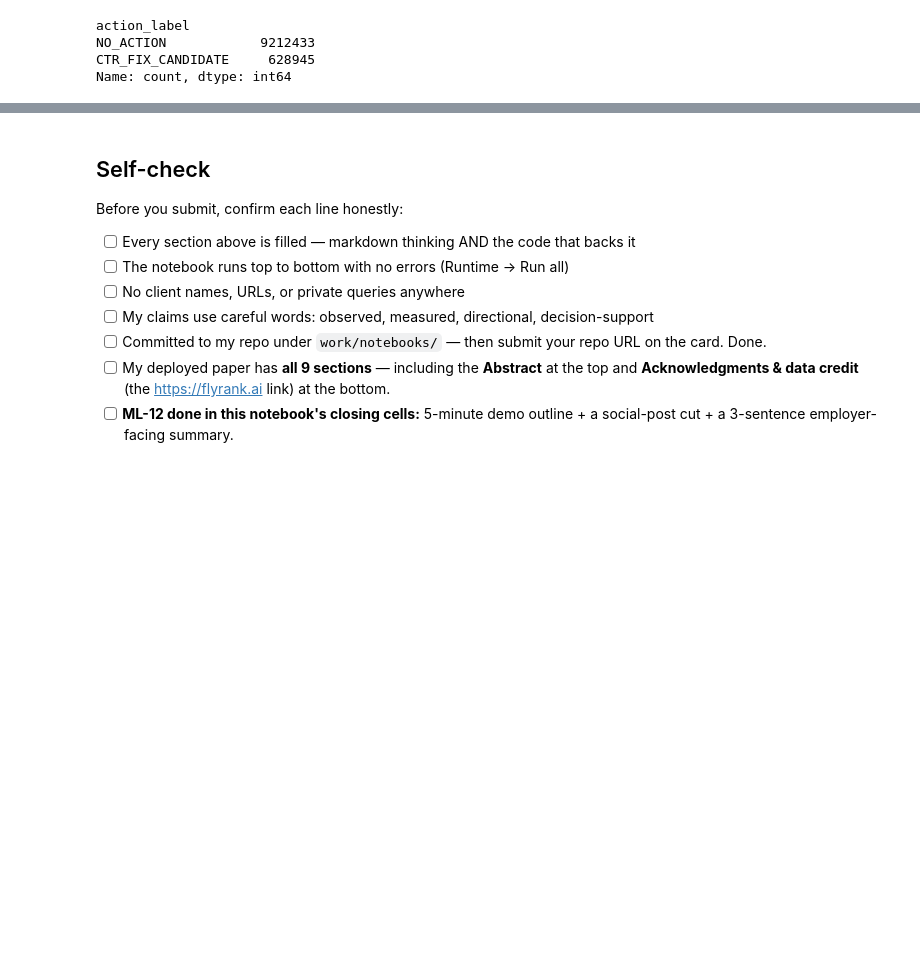
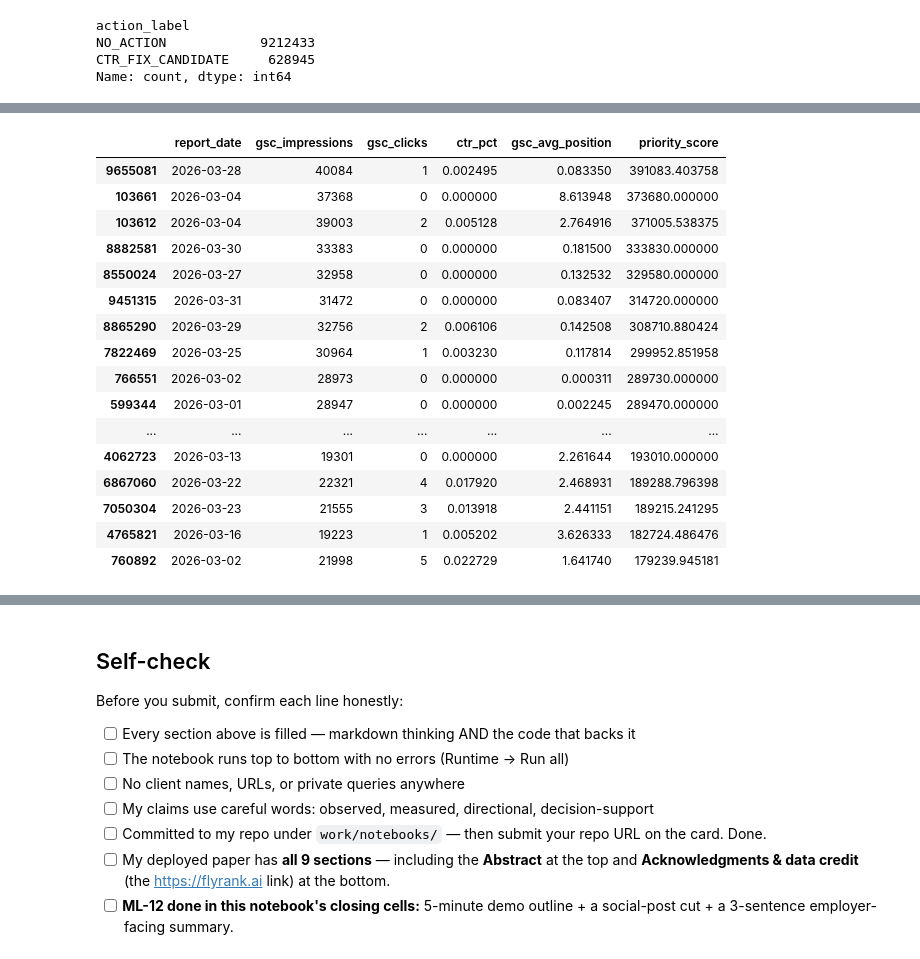
Before and after one commit to Ameen740/Internship_Flyrank, a Jupyter notebook: work/notebooks/capstone.ipynb, the cells around one changed output, grey strips where cells are left out. Saved outputs shown, nothing was run; the diff lists cells and outputs as text; code cells hidden in the pictures; blank space fills up the shorter version.

```diff
--- a/work/notebooks/capstone.ipynb
+++ b/work/notebooks/capstone.ipynb
@@ -266,0 +298,17 @@ KeyError: "['gsc_avg_position'] not in index"
+# %%
+# Create gsc_avg_position by dividing sum position by impressions
+model_df["gsc_avg_position"] = model_df["gsc_sum_position"] / model_df["gsc_impressions"]
+
+features = [
+    "gsc_impressions",
+    "gsc_clicks",
+    "ctr_pct",
+    "gsc_avg_position"
+]
+
+X = model_df[features]
+y = model_df["action_label"]
+
+print("Features used:", features)
+print("Feature shape:", X.shape)
+print("Label shape:", y.shape)
@@ -278,0 +415,46 @@ KeyError: "['gsc_avg_position'] not in index"
+# %%
+recommendations = model_df[
+    (model_df["gsc_impressions"] >= 100) &
+    (model_df["ctr_pct"] < 2.0)
+].copy()
+
+recommendations["priority_score"] = (
+    recommendations["gsc_impressions"] /
+    (recommendations["ctr_pct"] + 0.1)
+)
+
+recommendations = recommendations.sort_values(
+    "priority_score",
+    ascending=False
+)
+
+top_20 = recommendations.head(20)
+
+top_20[
+    [
+        "report_date",
+        "gsc_impressions",
+        "gsc_clicks",
+        "ctr_pct",
+        "gsc_avg_position",
+        "priority_score"
+    ]
+]
+# %% [output]
+|  | report_date | gsc_impressions | gsc_clicks | ctr_pct | gsc_avg_position | priority_score |
+| 9655081 | 2026-03-28 | 40084 | 1 | 0.002495 | 0.083350 | 391083.403758 |
+| 103661 | 2026-03-04 | 37368 | 0 | 0.000000 | 8.613948 | 373680.000000 |
+| 103612 | 2026-03-04 | 39003 | 2 | 0.005128 | 2.764916 | 371005.538375 |
+| 8882581 | 2026-03-30 | 33383 | 0 | 0.000000 | 0.181500 | 333830.000000 |
+| 8550024 | 2026-03-27 | 32958 | 0 | 0.000000 | 0.132532 | 329580.000000 |
+| 9451315 | 2026-03-31 | 31472 | 0 | 0.000000 | 0.083407 | 314720.000000 |
+| 8865290 | 2026-03-29 | 32756 | 2 | 0.006106 | 0.142508 | 308710.880424 |
+| 7822469 | 2026-03-25 | 30964 | 1 | 0.003230 | 0.117814 | 299952.851958 |
+| 766551 | 2026-03-02 | 28973 | 0 | 0.000000 | 0.000311 | 289730.000000 |
+| 599344 | 2026-03-01 | 28947 | 0 | 0.000000 | 0.002245 | 289470.000000 |
+| ... | ... | ... | ... | ... | ... | ... |
+| 4062723 | 2026-03-13 | 19301 | 0 | 0.000000 | 2.261644 | 193010.000000 |
+| 6867060 | 2026-03-22 | 22321 | 4 | 0.017920 | 2.468931 | 189288.796398 |
+| 7050304 | 2026-03-23 | 21555 | 3 | 0.013918 | 2.441151 | 189215.241295 |
+| 4765821 | 2026-03-16 | 19223 | 1 | 0.005202 | 3.626333 | 182724.486476 |
+| 760892 | 2026-03-02 | 21998 | 5 | 0.022729 | 1.641740 | 179239.945181 |
```
Also changed, not shown: parts of 21 cells of this notebook.
